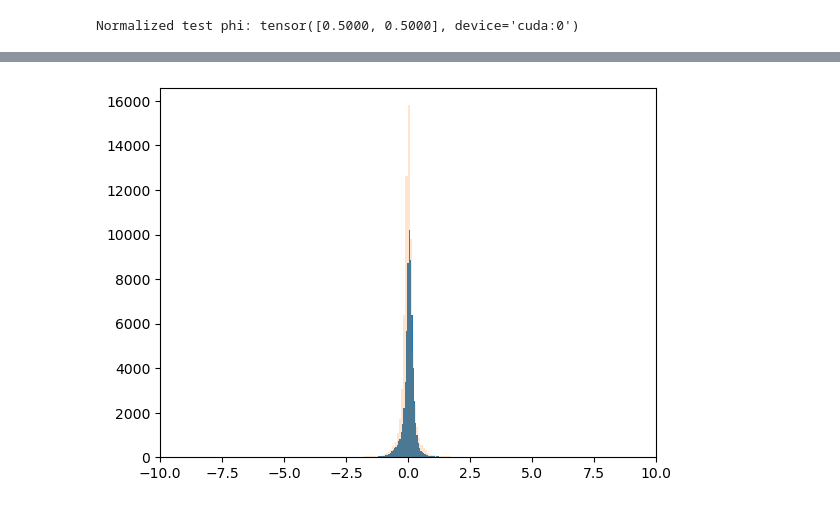
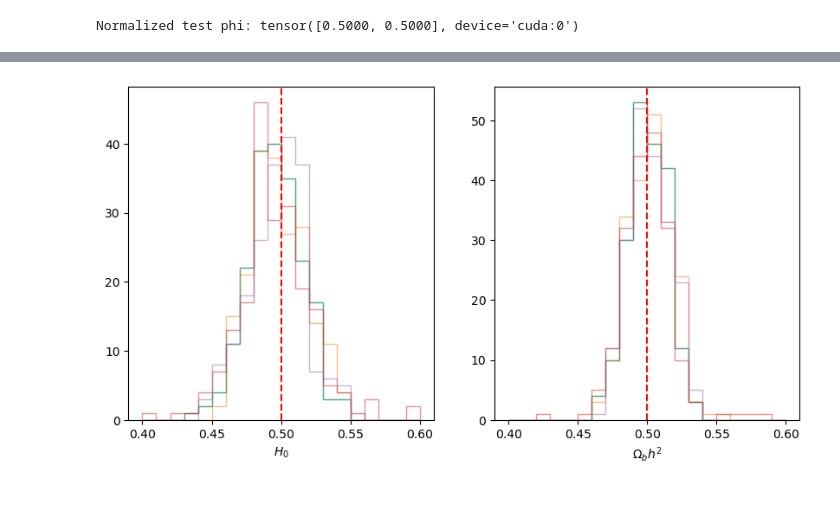
Before and after one commit to bregaldo/cmb_hmc, a Jupyter notebook: hmc_attempt_torch.ipynb, the cells around one changed output, grey strips where cells are left out. Drawn from its saved outputs; the diff is of its cells as text; code cells hidden in the pictures.

```diff
--- a/hmc_attempt_torch.ipynb
+++ b/hmc_attempt_torch.ipynb
@@ -91,11 +92,14 @@ plt.show()
-# %%
-x = torch.randn((256, 256), device=device)*torch.sqrt(ps_test)/(2)
-F = torch.fft.ifft2(torch.fft.fft2(x)*torch.sqrt(ps_test)).real
-#histogram of F:
-plt.figure()
-plt.hist(F.flatten().detach().cpu().numpy(), bins=1000);
-plt.hist(x.flatten().detach().cpu().numpy(), bins=1000,alpha=0.2);
-plt.xlim(-10, 10)
-plt.show()
-# %% [output]
-[figure, removed]
+# %%
+chains_id = np.random.randint(0, nchains, 5)
+
+fig, axs = plt.subplots(1, 2, figsize=(10, 5))
+for i in chains_id:
+    axs[0].hist(sampler.samples[i, :, 0].detach().cpu().numpy(), alpha=0.5, bins=20, range=(0.4, 0.6), histtype='step')
+    axs[1].hist(sampler.samples[i, :, 1].detach().cpu().numpy(), alpha=0.5, bins=20, range=(0.4, 0.6), histtype='step')
+axs[0].axvline(phi_test[0].detach().cpu().numpy(), color='red', linestyle='--')
+axs[1].axvline(phi_test[1].detach().cpu().numpy(), color='red', linestyle='--')
+axs[0].set_xlabel(r"$H_0$")
+axs[1].set_xlabel(r"$\Omega_b h^2$")
+plt.show()
+# %% [output]
+[figure, added]
```
Also changed, not shown: parts of 5 cells of this notebook, 1 other file.
